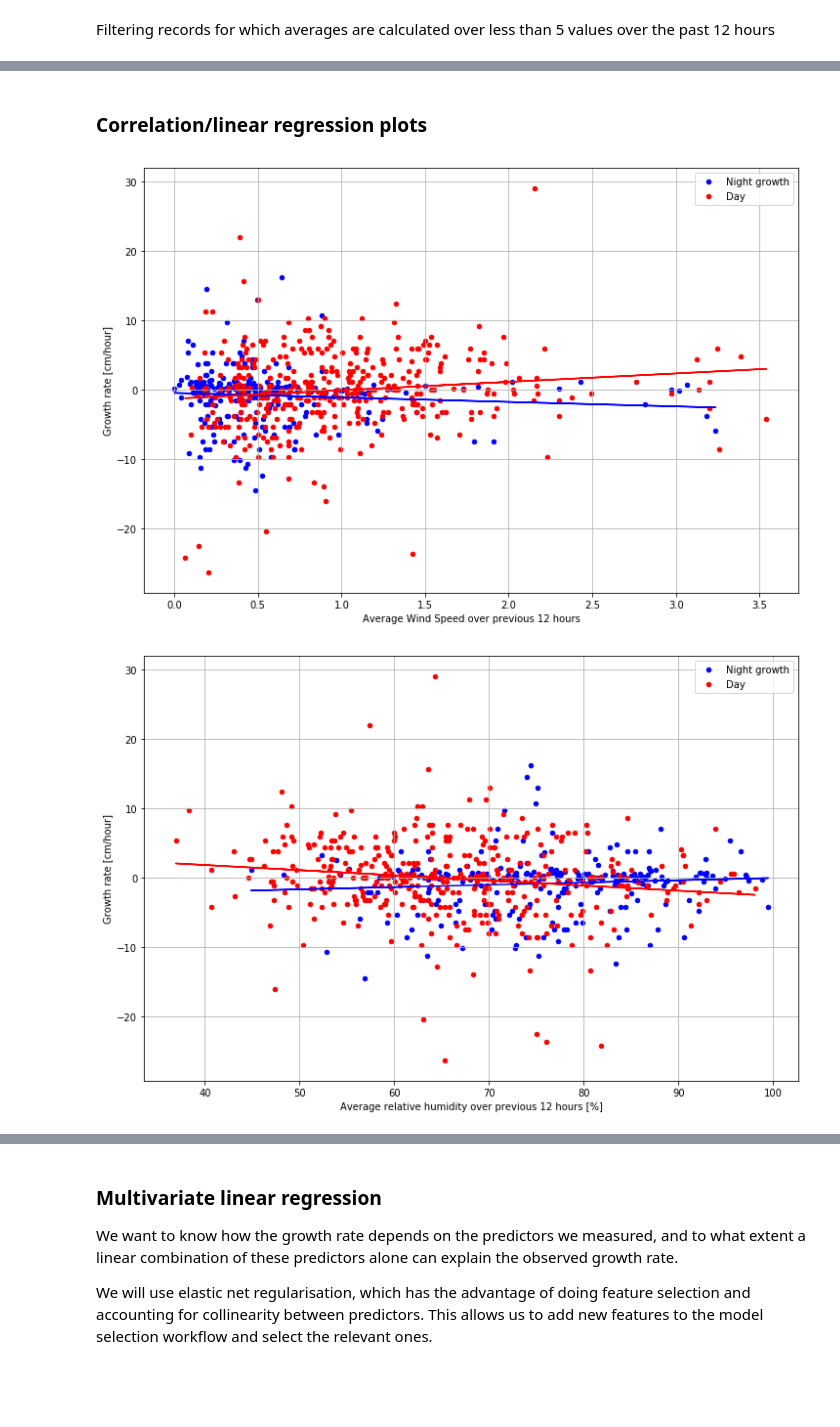
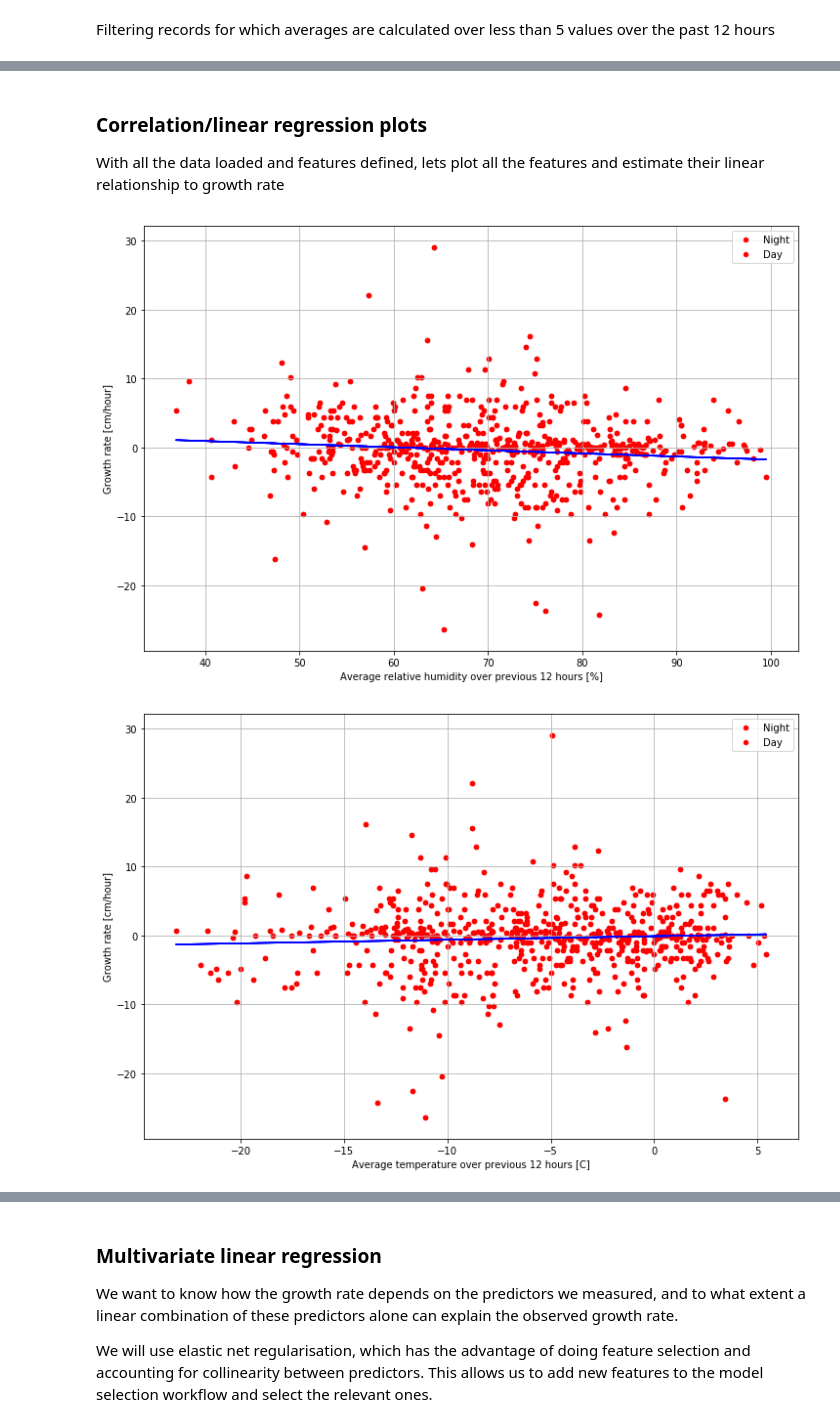
Before and after one commit to Gayashiva/Val_Roseg, a Jupyter notebook: notebooks/Analysis.ipynb, the cells around one changed output, grey strips where cells are left out. Cells and saved outputs as stored; diff of their text form; code cells hidden in the pictures; blank space fills up the shorter version.

Commit message:
Removed plots and finalised report

```diff
--- a/notebooks/Analysis.ipynb
+++ b/notebooks/Analysis.ipynb
@@ -46,17 +37,0 @@ dfnights = df[(df['delta_time']<timedelta(hours=18))
-# %%
-fig=plt.figure(figsize=(14,6))
-ax=fig.add_subplot(1,2,1)
-dfnights.plot(x='temp', y='growth_rate', kind='scatter', title='Night', ax=ax);
-# add regression line
-plt.plot(dfnights['temp'], np.poly1d(np.polyfit(dfnights['temp'], dfnights['growth_rate'], 1))(dfnights['temp']),
-         color='r')
-ax.set_xlabel('Temperature [C]')
-ax.set_ylabel('Growth rate [cm/hour]')
-ax=fig.add_subplot(1,2,2)
-dfdays.plot(x='temp', y='growth_rate', kind='scatter', title='Day', ax=ax);
-plt.plot(dfdays['temp'], np.poly1d(np.polyfit(dfdays['temp'], dfdays['growth_rate'], 1))(dfdays['temp']),
-         color='r')
-ax.set_xlabel('Temperature [C]')
-ax.set_ylabel('Growth rate [cm/hour]')
-fig.tight_layout()
-plt.show()
@@ -83,5 +54,5 @@ print('Weather Data contains %d records' % len(dfb))
 # %% [output]
 Weather Data contains 5571 records
 # %%
-df = df[['time', 'height', 'growth_rate','water']].copy()
+df = df[['time', 'temp', 'height', 'growth_rate','water']].copy()
 # %% [markdown]
@@ -115,21 +89,23 @@ df.head()
-# %% [markdown]
-### Correlation/linear regression plots
+# %% [markdown]
+### Correlation/linear regression plots
+With all the data loaded and features defined, lets plot all the features and estimate their linear relationship to growth rate
 # %%
-var_dict = {'temp_12h_avg': 'Average temperature over previous 12 hours [C]',
+var_dict = {'temp': 'Instantaneous temperature',
+            'temp_12h_avg': 'Average temperature over previous 12 hours [C]',
             'ws_12h_avg': 'Average Wind Speed over previous 12 hours',
             'rh_12h_avg': 'Average relative humidity over previous 12 hours [%]'}
 for var in var_dict:
     fig=plt.figure(figsize=(12,8))
     ax=fig.add_subplot(1,1,1)
-    for mtype in [('AM', 'Night growth', 'b'), ('PM', 'Day', 'r')]:
-        dftmp = df[df['type']==mtype[0]]
-        dftmp.plot(x=var, y='growth_rate', kind='scatter', ax=ax, label=mtype[1], color=mtype[2])
+    for mtype in [('AM', 'Night', 'b'), ('PM', 'Day', 'r')]:
+        dftmp = df
+        dftmp.plot(x=var, y='growth_rate', kind='scatter', ax=ax, label=mtype[1], color='r')
         plt.plot(dftmp[var], np.poly1d(np.polyfit(dftmp[var], dftmp['growth_rate'], 1))(dftmp[var]),
-                 color=mtype[2])
+                 color='b')
     plt.grid()
     ax.set_xlabel(var_dict[var])
     ax.set_ylabel('Growth rate [cm/hour]')
     plt.show();
 # %% [output]
-[figure, old version]
+[figure, new version]
-[figure, old version]
+[figure, new version]
```
Also changed, not shown: parts of 22 cells of this notebook, 3 other files.
